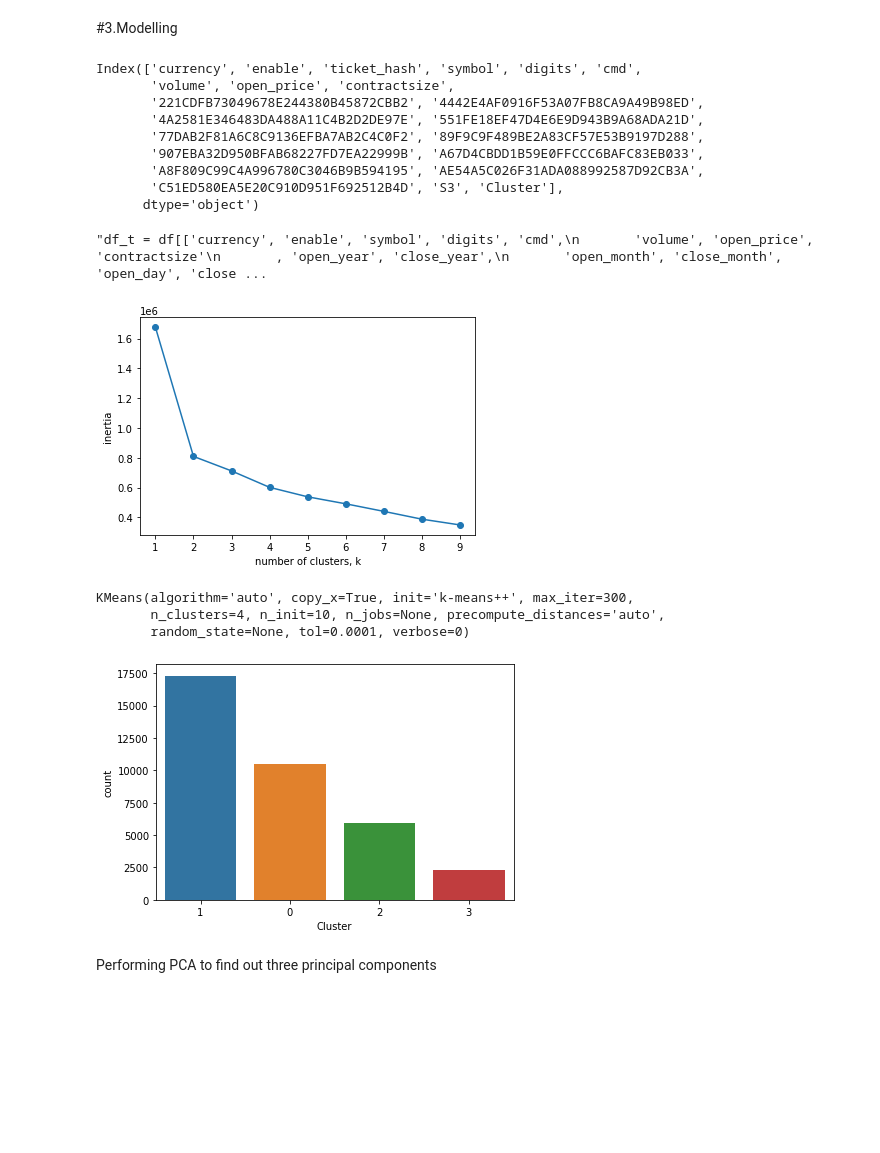
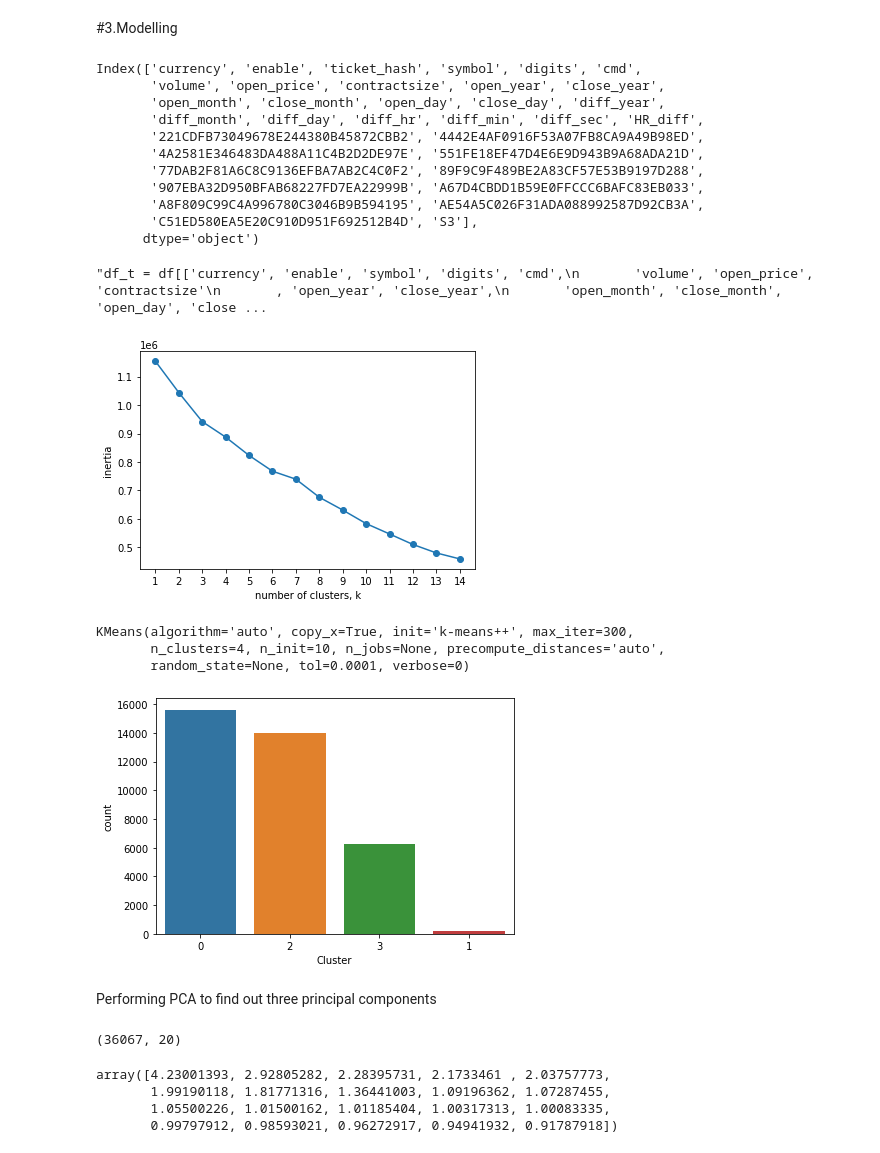
Before and after one commit to GaikwadChinmay/Trade-Markets-Analytics, a Jupyter notebook: Trade_markets.ipynb, the cells around one changed output. Saved outputs shown, nothing was run; the diff lists cells and outputs as text; code cells hidden in the pictures; blank space fills up the shorter version.

```diff
--- a/Trade_markets.ipynb
+++ b/Trade_markets.ipynb
@@ -219,3 +223,16 @@ trades['cmd'] = trades['cmd'].astype(np.object)
+# %%
+trades['open_year'] = trades['open_time'].dt.year
+trades['close_year'] = trades['close_time'].dt.year
+trades['open_month'] = trades['open_time'].dt.month
+trades['close_month'] = trades['close_time'].dt.month
+trades['open_day'] = trades['open_time'].dt.day
+trades['close_day'] = trades['close_time'].dt.day
+trades['open_hr'] = trades['open_time'].dt.hour
+trades['close_hr'] = trades['close_time'].dt.hour
+trades['open_min'] = trades['open_time'].dt.minute
+trades['close_min'] = trades['close_time'].dt.minute
+trades['open_sec'] = trades['open_time'].dt.second
+trades['close_sec'] = trades['close_time'].dt.second
 # %% [markdown]
 trades['open_year'] = trades['open_time'].dt.year
 trades['close_year'] = trades['close_time'].dt.year
@@ -251,10 +268,11 @@ df.shape
 # %%
-#df['diff_year'] = df['close_year'] - df['open_year']
-#df['diff_month'] = df['open_month'] - df['close_month']
-#df['diff_day'] = df['open_day'] - df['close_day']
-#df['diff_hr'] = df['open_hr'] - df['close_hr']
-#df['diff_min'] = df['open_min'] - df['close_min']
-#df['diff_sec'] = df['open_sec'] - df['close_sec']
+df['diff_year'] = df['close_year'] - df['open_year']
+df['diff_month'] = df['open_month'] - df['close_month']
+df['diff_day'] = df['open_day'] - df['close_day']
+df['diff_hr'] = df['open_hr'] - df['close_hr']
+df['diff_min'] = df['open_min'] - df['close_min']
+df['diff_sec'] = df['open_sec'] - df['close_sec']
+df['HR_diff'] = df['diff_sec']/3600 + df['diff_min']/60 + df['diff_hr']
 # %%
 df.head()
 # %% [output]
@@ -338,7 +374,9 @@ df_train2
 # %%
-cols_drop = ['login_hash','country_hash','server_hash_x','server_hash_y','open_time','close_time']#,'time_duration']
+cols_drop = ['login_hash','country_hash','server_hash_x','server_hash_y','open_time','close_time','open_hr',
+       'close_hr', 'open_min', 'close_min', 'open_sec', 'close_sec']#,'time_duration']
 # %%
 df_login_hash = df_train2['login_hash']
 df_train2.drop(labels=cols_drop,axis=1,inplace=True)
 # %%
 obj_cols = df_train2.select_dtypes(np.object).columns.to_list()
+obj_cols =
@@ -371,13 +411,15 @@ df.head(2)
 df.columns
 # %% [output]
 Index(['currency', 'enable', 'ticket_hash', 'symbol', 'digits', 'cmd',
-       'volume', 'open_price', 'contractsize',
+       'volume', 'open_price', 'contractsize', 'open_year', 'close_year',
+       'open_month', 'close_month', 'open_day', 'close_day', 'diff_year',
+       'diff_month', 'diff_day', 'diff_hr', 'diff_min', 'diff_sec', 'HR_diff',
        '221CDFB73049678E244380B45872CBB2', '4442E4AF0916F53A07FB8CA9A49B98ED',
        '4A2581E346483DA488A11C4B2D2DE97E', '551FE18EF47D4E6E9D943B9A68ADA21D',
        '77DAB2F81A6C8C9136EFBA7AB2C4C0F2', '89F9C9F489BE2A83CF57E53B9197D288',
        '907EBA32D950BFAB68227FD7EA22999B', 'A67D4CBDD1B59E0FFCCC6BAFC83EB033',
        'A8F809C99C4A996780C3046B9B594195', 'AE54A5C026F31ADA088992587D92CB3A',
-       'C51ED580EA5E20C910D951F692512B4D', 'S3', 'Cluster'],
+       'C51ED580EA5E20C910D951F692512B4D', 'S3'],
       dtype='object')
 # %%
 """df_t = df[['currency', 'enable', 'symbol', 'digits', 'cmd',
@@ -392,27 +434,27 @@ from sklearn.cluster import KMeans
 # %%
 #km = KMeans(n_clusters=10)
 
-ks = range(1,10)
+ks = range(1,15)
 inertias = []
 
 for k in ks:
     # Create a KMeans instance with k clusters: model
     model=KMeans(n_clusters=k)
 
     # Fit model to samples
     model.fit(df)
 
     # Append the inertia to the list of inertias
     inertias.append(model.inertia_)
 
 # Plot ks vs inertias
 plt.plot(ks, inertias, '-o')
 plt.xlabel('number of clusters, k')
 plt.ylabel('inertia')
 plt.xticks(ks)
 plt.show()
 # %% [output]
-[figure, old version]
+[figure, new version]
 # %%
 model=KMeans(n_clusters=4)
 # Fitting model
@@ -429,6 +471,6 @@ sns.countplot(df['Cluster'],order=df['Cluster'].value_counts().index)
 plt.tight_layout()
 plt.show()
 # %% [output]
-[figure, old version]
+[figure, new version]
 # %% [markdown]
 Performing PCA to find out three principal components
@@ -434,0 +479,21 @@ Performing PCA to find out three principal components
+# %%
+# Create a PCA model with 3 components: pca
+pca = PCA(n_components=20)
+
+# Fit the PCA instance to the scaled samples
+pca.fit(df)
+
+# Transform the scaled samples: pca_features
+pca_features = pca.transform(df)
+
+# Print the shape of pca_features
+print(pca_features.shape)
+# %% [output]
+(36067, 20)
+# %%
+pca.explained_variance_
+# %% [output]
+array([4.23001393, 2.92805282, 2.28395731, 2.1733461 , 2.03757773,
+       1.99190118, 1.81771316, 1.36441003, 1.09196362, 1.07287455,
+       1.05500226, 1.01500162, 1.01185404, 1.00317313, 1.00083335,
+       0.99797912, 0.98593021, 0.96272917, 0.94941932, 0.91787918])
```
Also changed, not shown: parts of 15 cells of this notebook.
